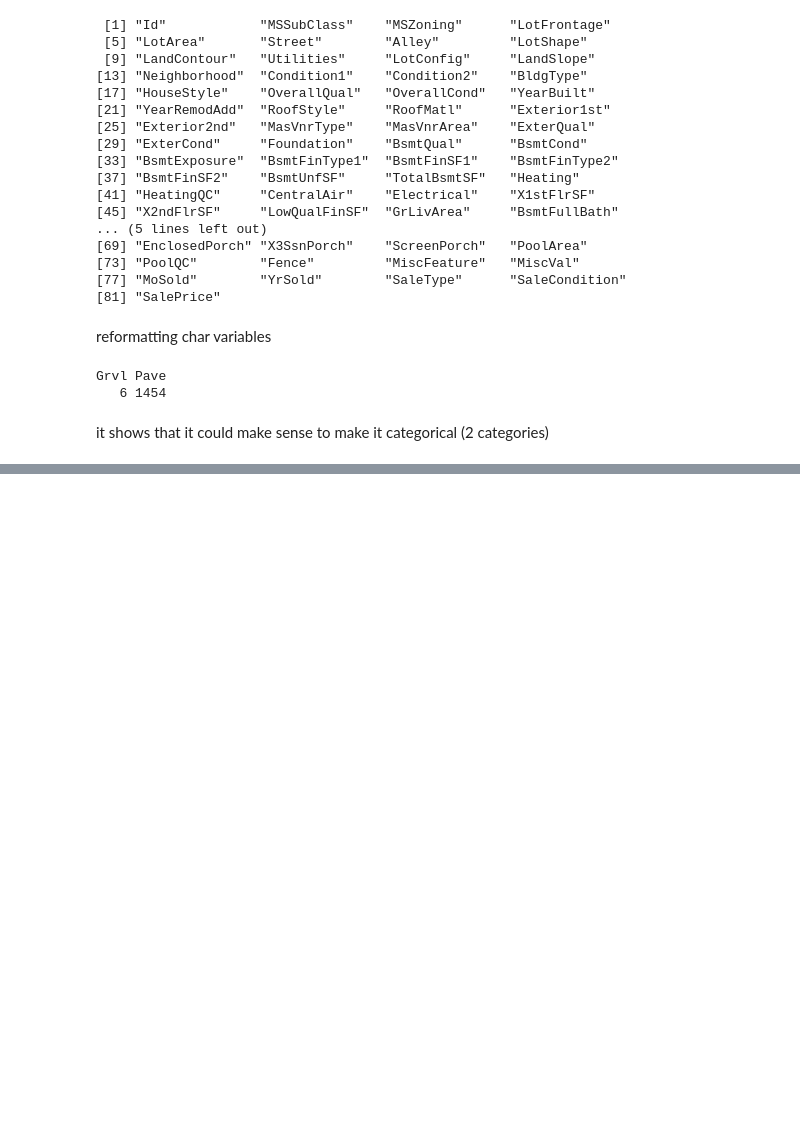
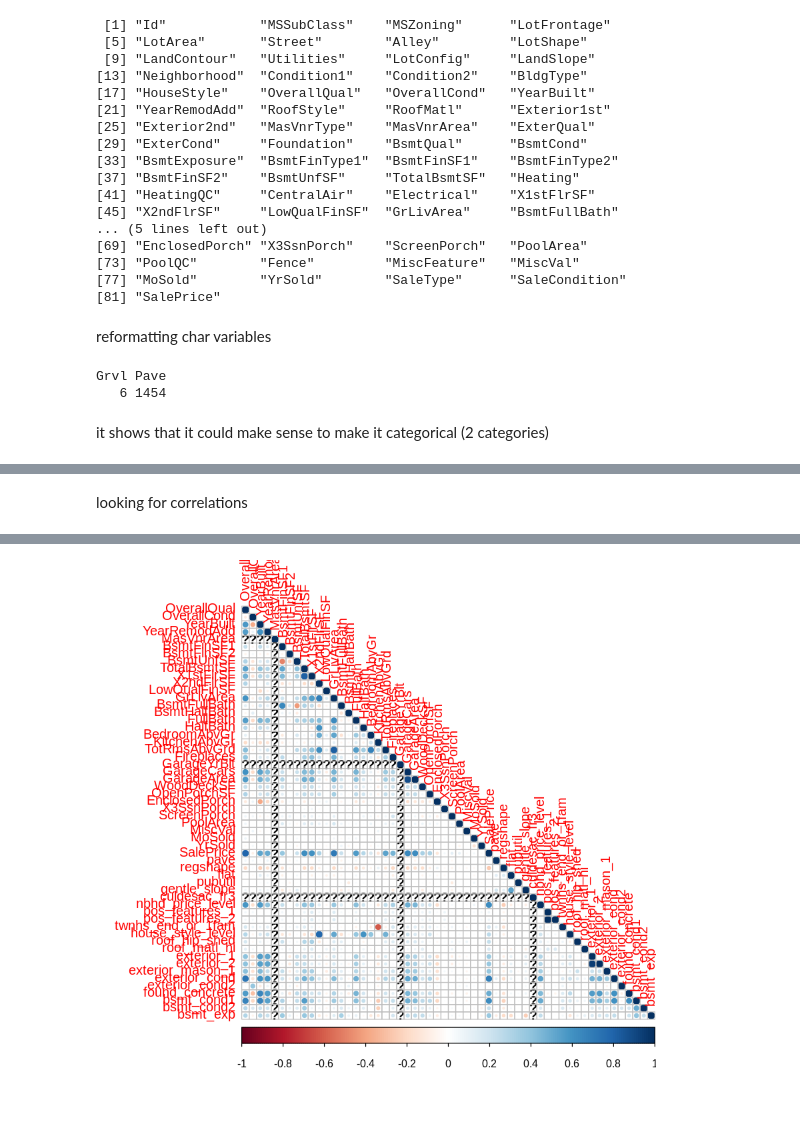
Before and after one commit to stepinski/machinelearning, a Jupyter notebook: RE dat testing.ipynb, the cells around one changed output, grey strips where cells are left out. Saved outputs shown, nothing was run; the diff lists cells and outputs as text; code cells hidden in the pictures; blank space fills up the shorter version.

```diff
--- a/RE dat testing.ipynb
+++ b/RE dat testing.ipynb
@@ -69,0 +67,3 @@ C (all)      FV      RH      RL      RM
+# %%
+train$regshape[train$LotShape == "Reg"] <- 1
+train$regshape[train$LotShape != "Reg"] <- 0
@@ -69,0 +488,7 @@ C (all)      FV      RH      RL      RM
+# %% [markdown]
+looking for correlations
+# %%
+library(corrplot)
+correlations <- cor(train[,c(5:60)], use="everything")
+corrplot(correlations, method="circle", type="lower",  sig.level = 0.01, insig = "blank")
+# %% [output]
@@ -69,0 +497 @@ C (all)      FV      RH      RL      RM
+[figure, added]
```
Also changed, not shown: parts of 31 cells of this notebook.
